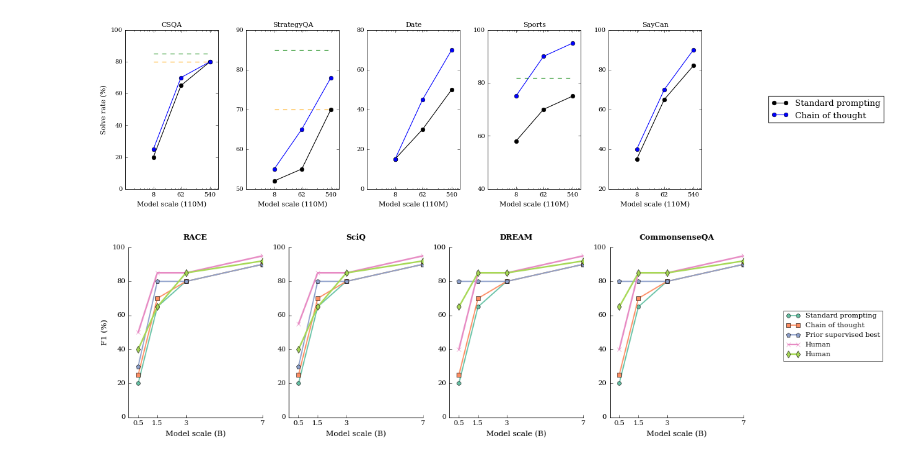
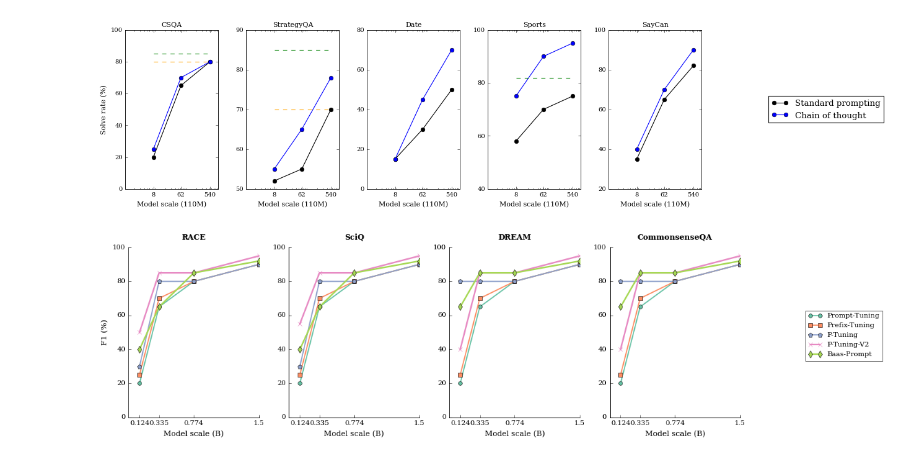
Before and after one commit to NJUxlj/reinforced-global-chain-prompt, a Jupyter notebook: performance_across_scales.ipynb, the cells around one changed output. Drawn from its saved outputs; the diff is of its cells as text; code cells hidden in the pictures.

```diff
--- a/performance_across_scales.ipynb
+++ b/performance_across_scales.ipynb
@@ -179,7 +179,7 @@ plt.rcParams['axes.facecolor'] = 'white'  # 设置白色背景
 plt.rcParams['figure.facecolor'] = 'white'
 
 # Data
-x_values = [0.5, 1.5, 3, 7]
+x_values = [0.5, 1.4, 3.0, 6.0]
 datasets = {
     'RACE': {
         'Prompt-Tuning': [20, 65, 80, 90],
@@ -218,11 +218,11 @@ plt.subplots_adjust(wspace=0.5, bottom=0.2)
 # Use a professional color palette
 colors = sns.color_palette('Set2')
 line_styles = {
-    'Prompt-Tuning': {'color': colors[0], 'marker': 'o', 'linestyle': '-', 'label': 'Standard prompting', 'markersize': 5, 'linewidth': 1.5},
-    'Prefix-Tuning': {'color': colors[1], 'marker': 's', 'linestyle': '-', 'label': 'Chain of thought', 'markersize': 5, 'linewidth': 1.5},
-    'P-Tuning': {'color': colors[2], 'marker': 'p', 'linestyle': '-', 'label': 'Prior supervised best', 'linewidth': 1.5},
-    'P-Tuning-V2': {'color': colors[3], 'marker': 'x','linestyle': '-', 'label': 'Human', 'linewidth': 2},
-    'Baas-Prompt': {'color': colors[4], 'marker': 'd','linestyle': '-', 'label': 'Human', 'linewidth': 2}
+    'Prompt-Tuning': {'color': colors[0], 'marker': 'o', 'linestyle': '-', 'label': 'Prompt-Tuning', 'markersize': 5, 'linewidth': 1.5},
+    'Prefix-Tuning': {'color': colors[1], 'marker': 's', 'linestyle': '-', 'label': 'Prefix-Tuning', 'markersize': 5, 'linewidth': 1.5},
+    'P-Tuning': {'color': colors[2], 'marker': 'p', 'linestyle': '-', 'label': 'P-Tuning', 'linewidth': 1.5},
+    'P-Tuning-V2': {'color': colors[3], 'marker': 'x','linestyle': '-', 'label': 'P-Tuning-V2', 'linewidth': 2},
+    'Baas-Prompt': {'color': colors[4], 'marker': 'd','linestyle': '-', 'label': 'Baas-Prompt', 'linewidth': 2}
 }
 
 # Plot each subplot
@@ -243,7 +243,7 @@ for idx, (dataset, data) in enumerate(datasets.items()):
     # Set x-axis scale and ticks
     ax.set_xscale('linear') # log
     ax.set_xticks(x_values)
-    ax.set_xticklabels(x_values)
+    ax.set_xticklabels(['0.124','0.335','0.774','1.5'])
     # Remove minor ticks
     ax.minorticks_off()
     # Add subplot label
@@ -266,31 +266,31 @@ for idx, (dataset, data) in enumerate(datasets.items()):
     # elif dataset == 'SayCan':
     #     ax.set_ylim(20, 100)
     #     ax.set_yticks(range(20, 101, 20))
 
     # Add spines
     ax.tick_params(top=False, right=False)
     ax.spines['top'].set_visible(False)
     ax.spines['right'].set_visible(False)
     ax.spines['left'].set_linewidth(0.8)
     ax.spines['bottom'].set_linewidth(0.8)
 
 # Add legend with better positioning and style
 handles, labels = axs[-1].get_legend_handles_labels() # 从最后一个轴对象 axs[-1] 获取图例的句柄和标签。
 legend = fig.legend(handles, labels,
                    loc='center right',
                    bbox_to_anchor=(1.2, 0.5),
                    fontsize=9,
                    frameon=True,
                    edgecolor='black',
                    fancybox=False)
 legend.get_frame().set_linewidth(0.5)
 legend.get_frame().set_facecolor('white')
 
 # Adjust layout to prevent label cutoff
 plt.tight_layout()
 
 # Save with high DPI for publication quality
 plt.savefig('performance_across_scales.png', dpi=300, bbox_inches='tight', pad_inches=0.1)
 plt.show()
 # %% [output]
-[figure, old version]
+[figure, new version]
```
Also changed, not shown: 17 other files.
